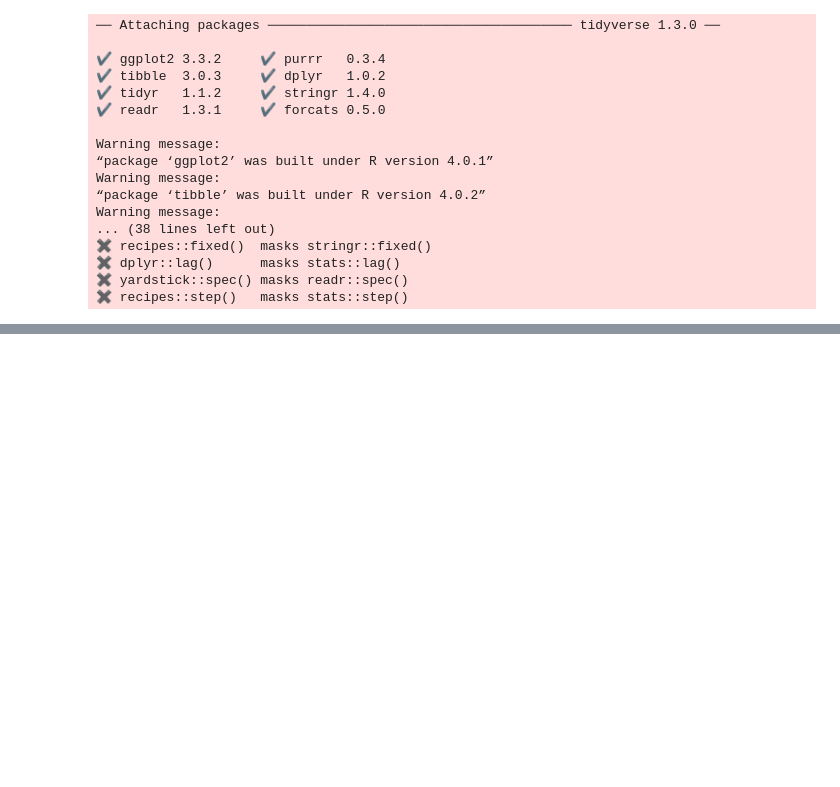
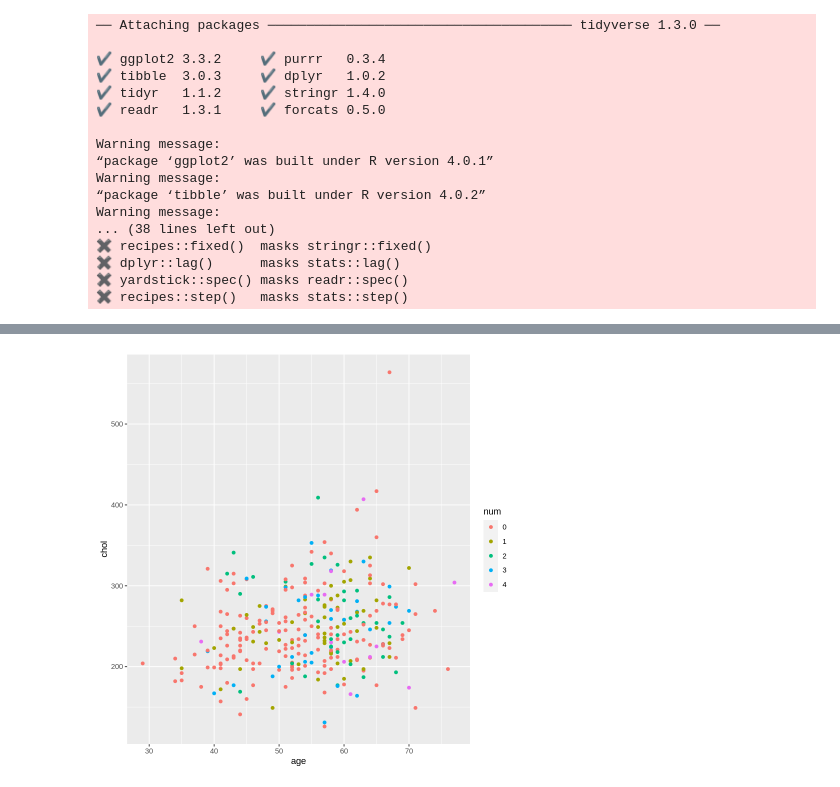
Before and after one commit to CameronGeisler/dsci-project, a Jupyter notebook: proposal2.ipynb, the cells around one changed output, grey strips where cells are left out. Drawn from its saved outputs; the diff is of its cells as text; code cells hidden in the pictures; blank space fills up the shorter version.

```diff
--- a/proposal2.ipynb
+++ b/proposal2.ipynb
@@ -57,0 +91,4 @@ A spec_tbl_df: 303 × 14
+# %%
+data <- data %>%
+    mutate(num = as_factor(num))
+data
@@ -57,0 +106,3 @@ A spec_tbl_df: 303 × 14
+# %%
+data_select <- select(data, c("age", "trestbps", "chol", "num"))
+data_select
@@ -57,0 +120,6 @@ A spec_tbl_df: 303 × 14
+# %%
+plot <- ggplot(data_select, aes(x = age, y = chol, color = num)) +
+    geom_point()
+plot
+# %% [output]
+[figure, added]
```
Also changed, not shown: parts of 5 cells of this notebook, 1 other file.
